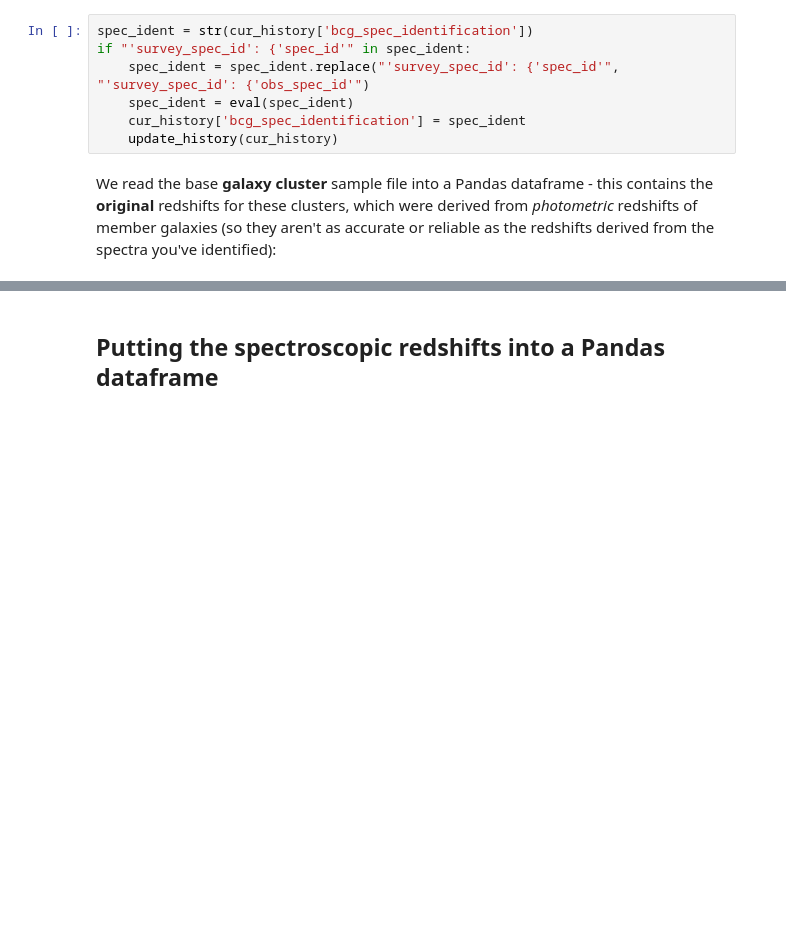
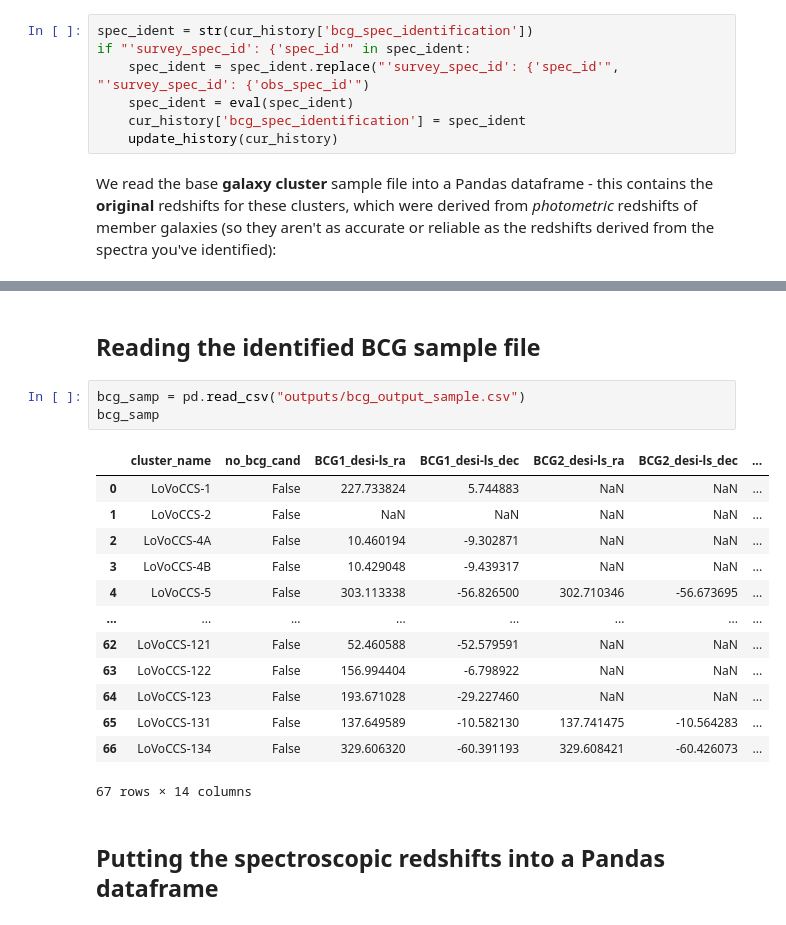
Before and after one commit to LoVoCCS/LoVoCCS-BCG-Ident, a Jupyter notebook: STEP3-compare_bcg_redshifts_to_cluster.ipynb, the cells around one changed output, grey strips where cells are left out. Drawn from its saved outputs; the diff is of its cells as text; blank space fills up the shorter version.

```diff
--- a/STEP3-compare_bcg_redshifts_to_cluster.ipynb
+++ b/STEP3-compare_bcg_redshifts_to_cluster.ipynb
@@ -57,6 +57,25 @@ samp.head(2)
 | name |  |  |  |  |  |  |  |  | ... |
 | LoVoCCS-1 | 1 | A2029 | 227.7343 | 5.745471 | 0.0766 | 1.3344 | 227.73 | 5.72 | ... |
 | LoVoCCS-2 | 2 | A401 | 44.7400 | 13.580000 | 0.0739 | 1.2421 | 44.74 | 13.58 | ... |
+# %% [markdown]
+## Reading the identified BCG sample file
+# %%
+bcg_samp = pd.read_csv("outputs/bcg_output_sample.csv")
+bcg_samp
+# %% [output]
+|  | cluster_name | no_bcg_cand | BCG1_desi-ls_ra | BCG1_desi-ls_dec | BCG2_desi-ls_ra | BCG2_desi-ls_dec | ... |
+| 0 | LoVoCCS-1 | False | 227.733824 | 5.744883 | NaN | NaN | ... |
+| 1 | LoVoCCS-2 | False | NaN | NaN | NaN | NaN | ... |
+| 2 | LoVoCCS-4A | False | 10.460194 | -9.302871 | NaN | NaN | ... |
+| 3 | LoVoCCS-4B | False | 10.429048 | -9.439317 | NaN | NaN | ... |
+| 4 | LoVoCCS-5 | False | 303.113338 | -56.826500 | 302.710346 | -56.673695 | ... |
+| ... | ... | ... | ... | ... | ... | ... | ... |
+| 62 | LoVoCCS-121 | False | 52.460588 | -52.579591 | NaN | NaN | ... |
+| 63 | LoVoCCS-122 | False | 156.994404 | -6.798922 | NaN | NaN | ... |
+| 64 | LoVoCCS-123 | False | 193.671028 | -29.227460 | NaN | NaN | ... |
+| 65 | LoVoCCS-131 | False | 137.649589 | -10.582130 | 137.741475 | -10.564283 | ... |
+| 66 | LoVoCCS-134 | False | 329.606320 | -60.391193 | 329.608421 | -60.426073 | ... |
+67 rows × 14 columns
 # %% [markdown]
 ## Putting the spectroscopic redshifts into a Pandas dataframe
 # %% [markdown]
```
Also changed, not shown: parts of 33 cells of this notebook.
